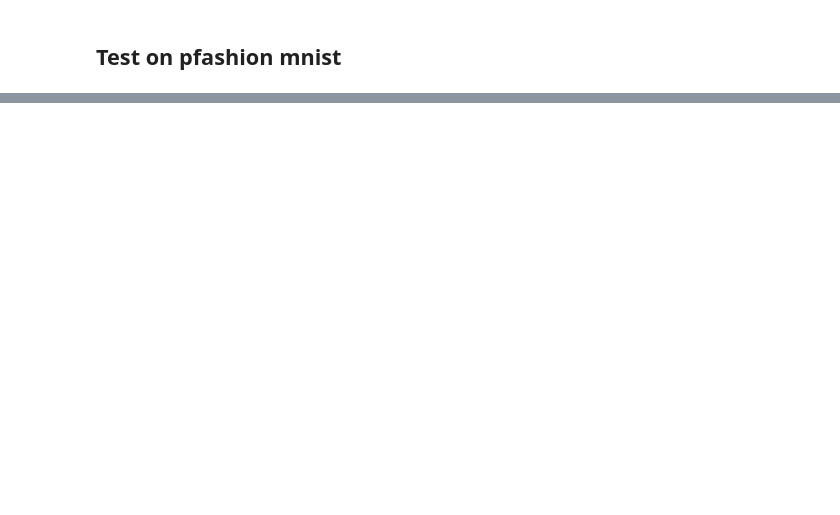
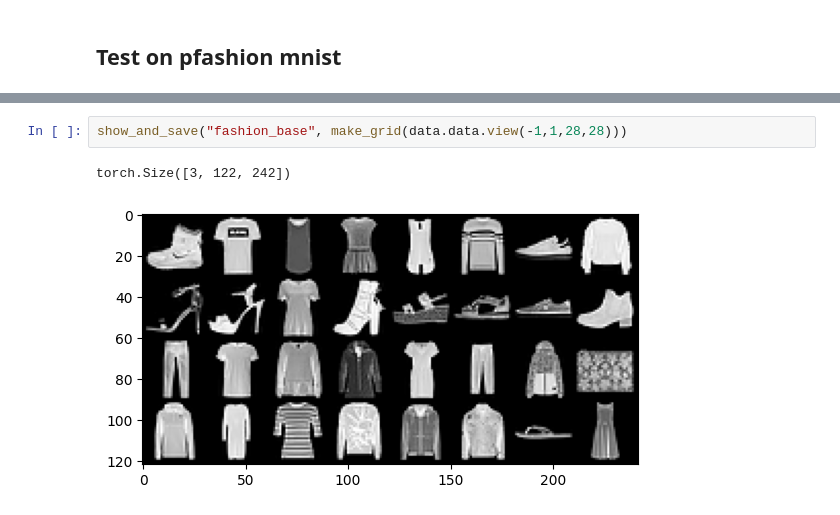
Before and after one commit to jolatechno/cours-ENS, a Jupyter notebook: cours/M2/S4/machine_learning/projet/leo_test/RBM_test2.ipynb, the cells around one changed output, grey strips where cells are left out. Saved outputs shown, nothing was run; the diff lists cells and outputs as text; blank space fills up the shorter version.

```diff
--- a/cours/M2/S4/machine_learning/projet/leo_test/RBM_test2.ipynb
+++ b/cours/M2/S4/machine_learning/projet/leo_test/RBM_test2.ipynb
@@ -226 +279,6 @@ plt.plot(losses)
+# %%
+show_and_save("fashion_base", make_grid(data.data.view(-1,1,28,28)))
+# %% [output]
+torch.Size([3, 122, 242])
+[figure, added]
 # %%
```
Also changed, not shown: parts of 24 cells of this notebook, 1 other file.
